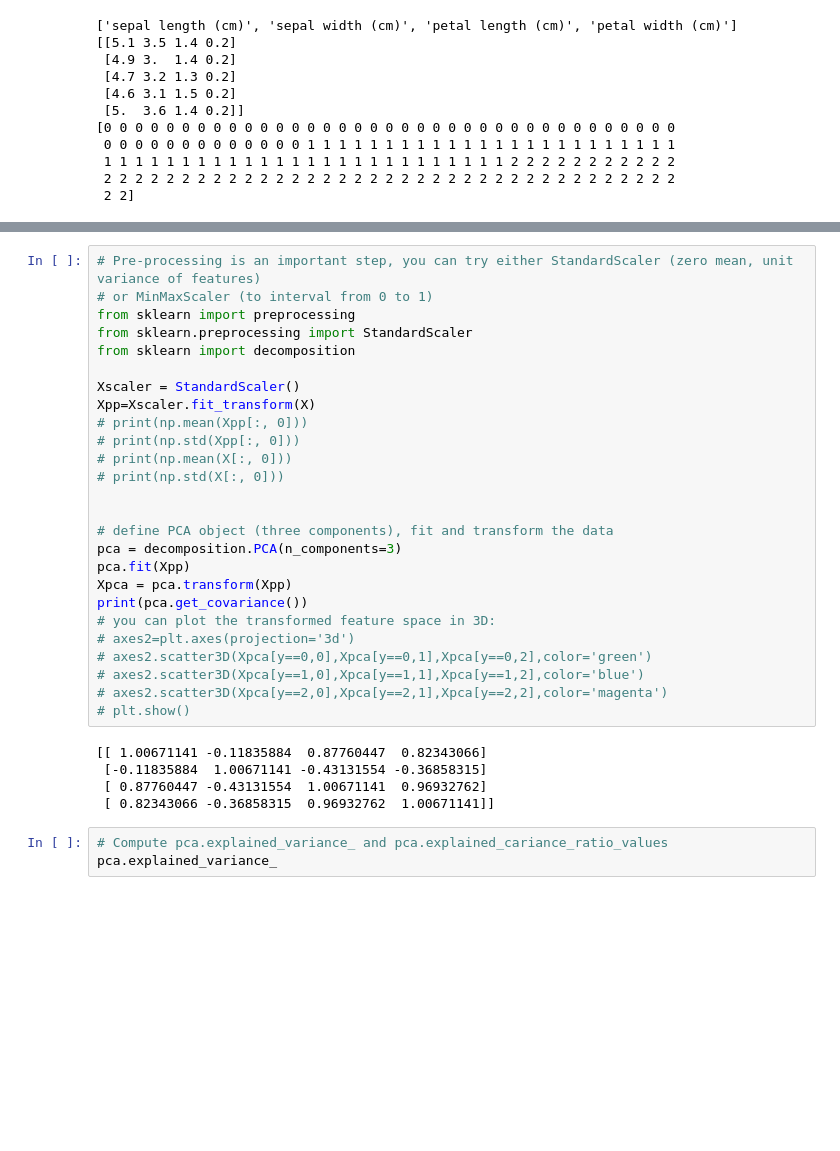
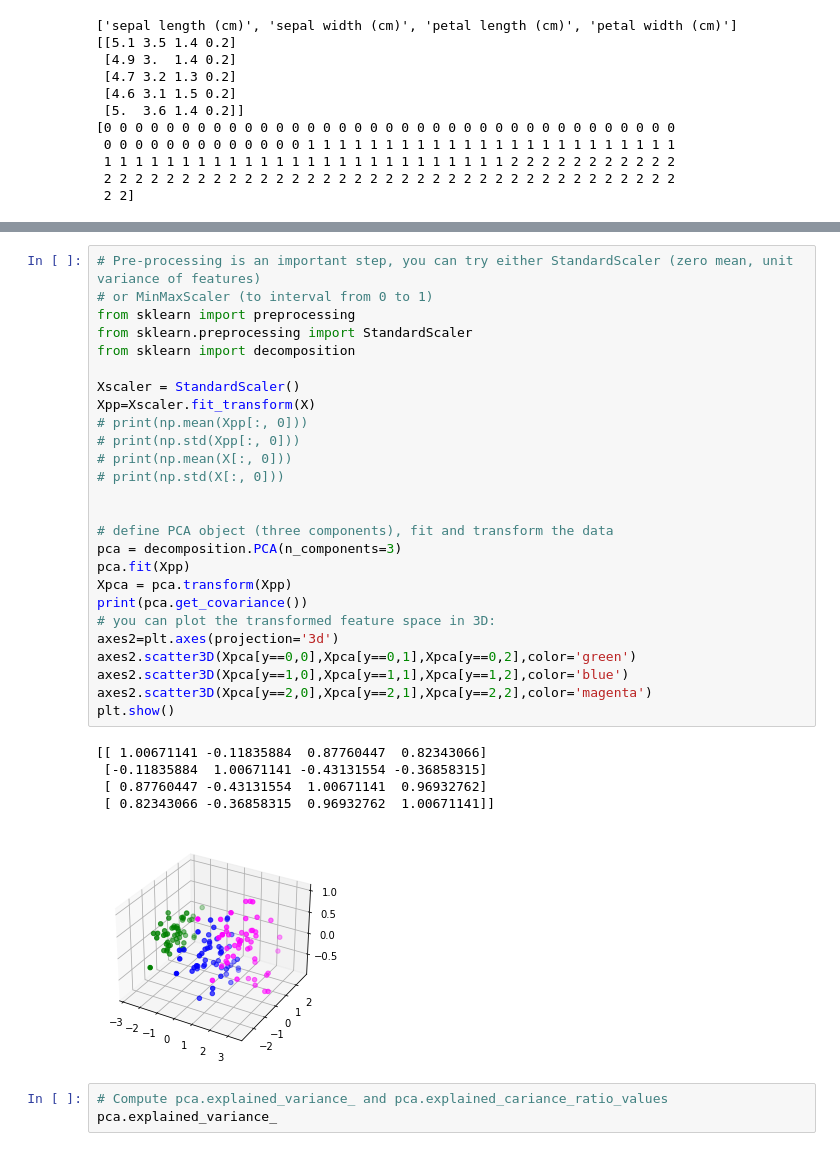
Before and after one commit to Filip-ZL/MPA-MLF, a Jupyter notebook: 04_labs/Copy_of_MPA_MLF_PCA_2_students.ipynb, the cells around one changed output, grey strips where cells are left out. Cells and saved outputs as stored; diff of their text form; blank space fills up the shorter version.

```diff
--- a/04_labs/Copy_of_MPA_MLF_PCA_2_students.ipynb
+++ b/04_labs/Copy_of_MPA_MLF_PCA_2_students.ipynb
@@ -61,34 +60,35 @@ ValueError: Unknown projection '3d'
 # %%
 # Pre-processing is an important step, you can try either StandardScaler (zero mean, unit variance of features)
 # or MinMaxScaler (to interval from 0 to 1)
 from sklearn import preprocessing
 from sklearn.preprocessing import StandardScaler
 from sklearn import decomposition
 
 Xscaler = StandardScaler()
 Xpp=Xscaler.fit_transform(X)
 # print(np.mean(Xpp[:, 0]))
 # print(np.std(Xpp[:, 0]))
 # print(np.mean(X[:, 0]))
 # print(np.std(X[:, 0]))
 
 
 # define PCA object (three components), fit and transform the data
 pca = decomposition.PCA(n_components=3)
 pca.fit(Xpp)
 Xpca = pca.transform(Xpp)
 print(pca.get_covariance())
 # you can plot the transformed feature space in 3D:
-# axes2=plt.axes(projection='3d')
-# axes2.scatter3D(Xpca[y==0,0],Xpca[y==0,1],Xpca[y==0,2],color='green')
-# axes2.scatter3D(Xpca[y==1,0],Xpca[y==1,1],Xpca[y==1,2],color='blue')
-# axes2.scatter3D(Xpca[y==2,0],Xpca[y==2,1],Xpca[y==2,2],color='magenta')
-# plt.show()
+axes2=plt.axes(projection='3d')
+axes2.scatter3D(Xpca[y==0,0],Xpca[y==0,1],Xpca[y==0,2],color='green')
+axes2.scatter3D(Xpca[y==1,0],Xpca[y==1,1],Xpca[y==1,2],color='blue')
+axes2.scatter3D(Xpca[y==2,0],Xpca[y==2,1],Xpca[y==2,2],color='magenta')
+plt.show()
 # %% [output]
 [[ 1.00671141 -0.11835884  0.87760447  0.82343066]
  [-0.11835884  1.00671141 -0.43131554 -0.36858315]
  [ 0.87760447 -0.43131554  1.00671141  0.96932762]
  [ 0.82343066 -0.36858315  0.96932762  1.00671141]]
+[figure, added]
 # %%
 # Compute pca.explained_variance_ and pca.explained_cariance_ratio_values
 pca.explained_variance_
```
Also changed, not shown: parts of 6 cells of this notebook.
